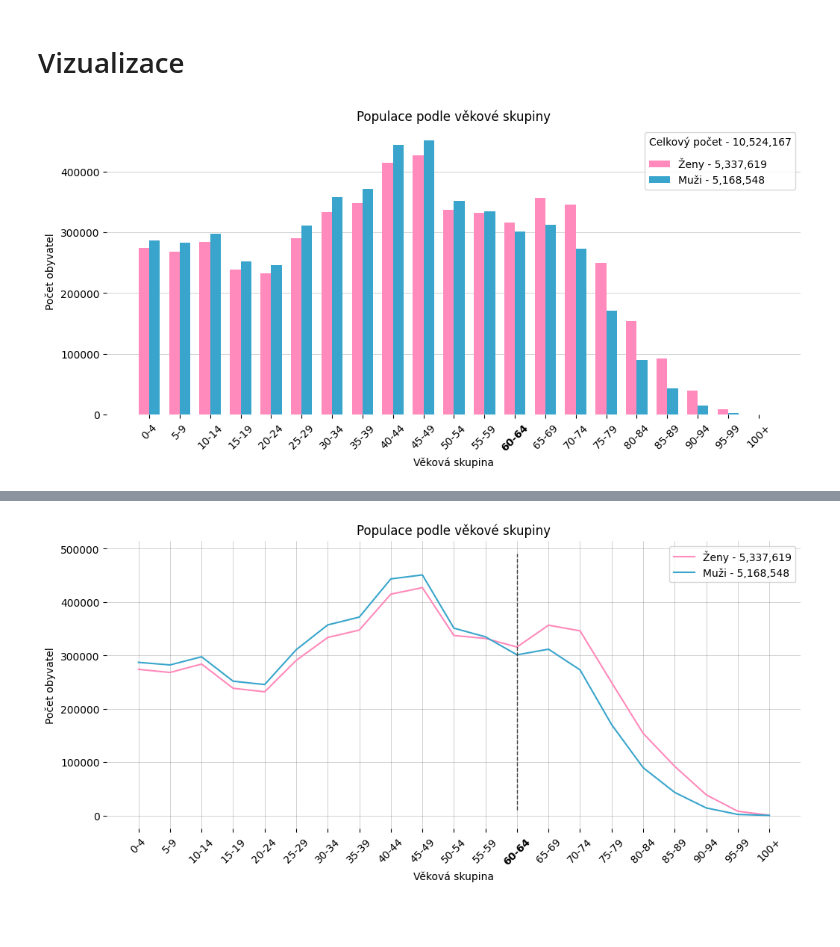
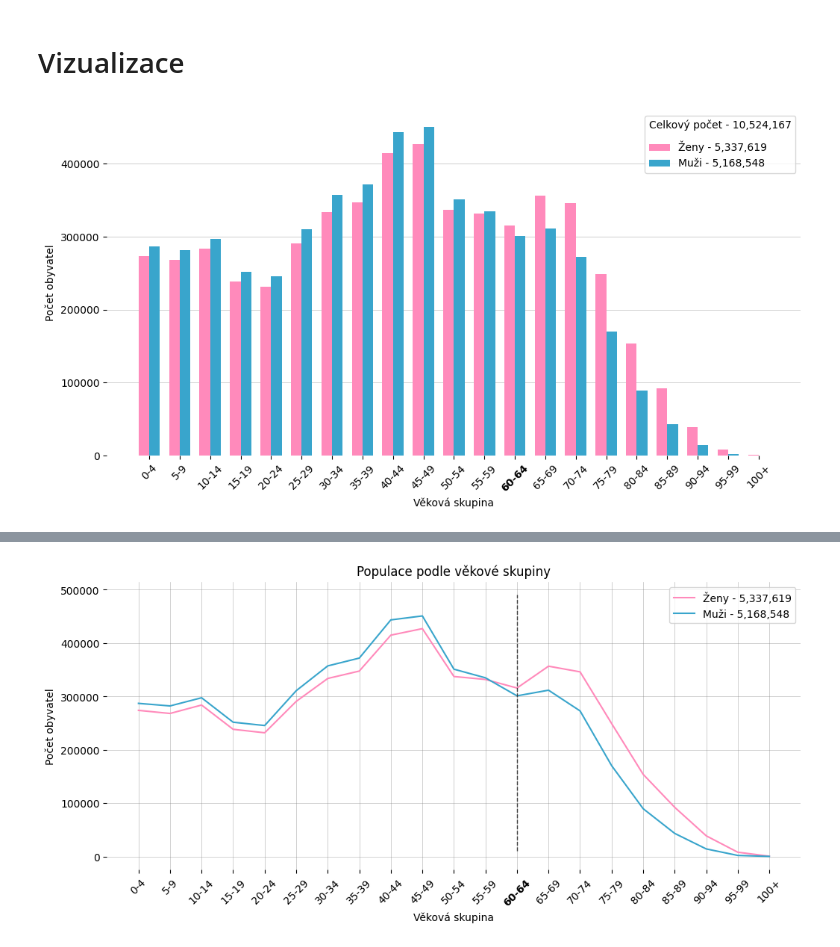
Before and after one commit to rcech44/sp_scitani_lidu, a Jupyter notebook: python_analysis/analysis.ipynb, the cells around one changed output, grey strips where cells are left out. Drawn from its saved outputs; the diff is of its cells as text; code cells hidden in the pictures; blank space fills up the shorter version.

```diff
--- a/python_analysis/analysis.ipynb
+++ b/python_analysis/analysis.ipynb
@@ -593,39 +593,39 @@ bar_width = 0.35
 index = np.arange(len(age_groups))
 
 # Vytvoření grafu
-fig, ax = plt.subplots(figsize=(12, 5))
+fig, ax = plt.subplots(figsize=(12, 6))
 
 # Přidání sloupců pro ženy a muže
 bar1 = ax.bar(index - bar_width/2, women_counts, bar_width, color='#ff8abb', label='Ženy - 5,337,619')
 bar2 = ax.bar(index + bar_width/2, men_counts, bar_width, color='#39a5cc', label='Muži - 5,168,548')
 
 # Přidání popisků, legendy a mřížky
 ax.set_xlabel('Věková skupina')
 ax.set_ylabel('Počet obyvatel')
-ax.set_title('Populace podle věkové skupiny')
+# ax.set_title('Populace podle věkové skupiny a pohlaví')
 ax.set_xticks(index)
 ax.set_xticklabels(age_groups, rotation=45)
 ax.legend()
 
 # Přidání horizontálních mřížkových čar
 ax.grid(axis='y', linestyle='-', color='grey', linewidth=0.5, alpha=0.5)
 ax.set_axisbelow(True)  # Nastavení mřížky na pozadí
 
 # Zvýraznění popisku pro skupinu '60-64' tučně
 ax.get_xticklabels()[12].set_weight('bold')
 
 # Odstranění ohraničení grafu
 ax.spines['top'].set_visible(False)
 ax.spines['right'].set_visible(False)
 ax.spines['left'].set_visible(False)
 ax.spines['bottom'].set_visible(False)
 
 # Přidání rozšířené legendy s dodatečným textem
 legend = ax.legend(title="Celkový počet - 10,524,167")
 legend._legend_box.align = "left"
 legend._legend_box.sep = 10  # nastavení mezery mezi položkami
 
 # Zobrazení grafu
 plt.show()
 # %% [output]
-[figure, old version]
+[figure, new version]
```
Also changed, not shown: parts of 2 cells of this notebook, 3 other files.
